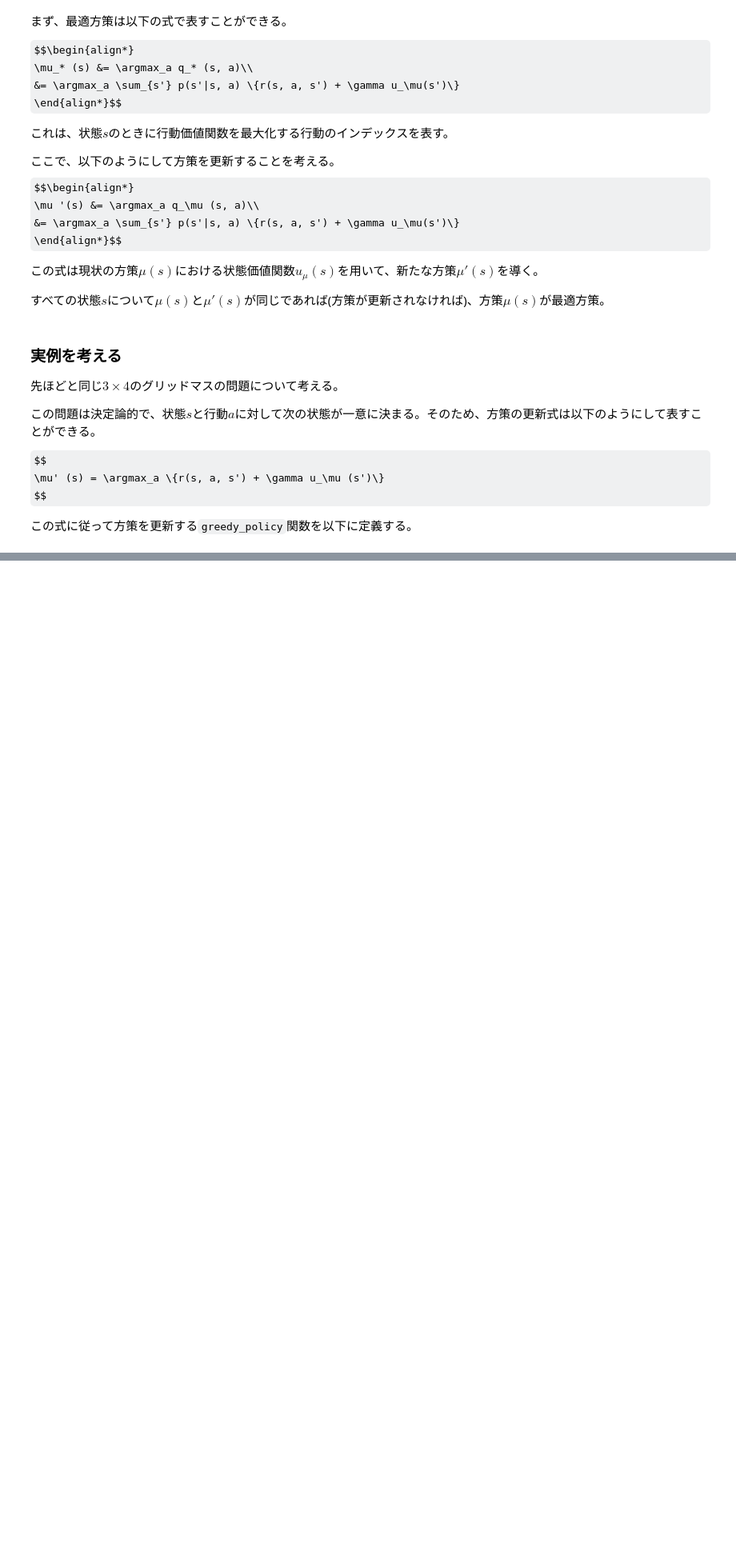
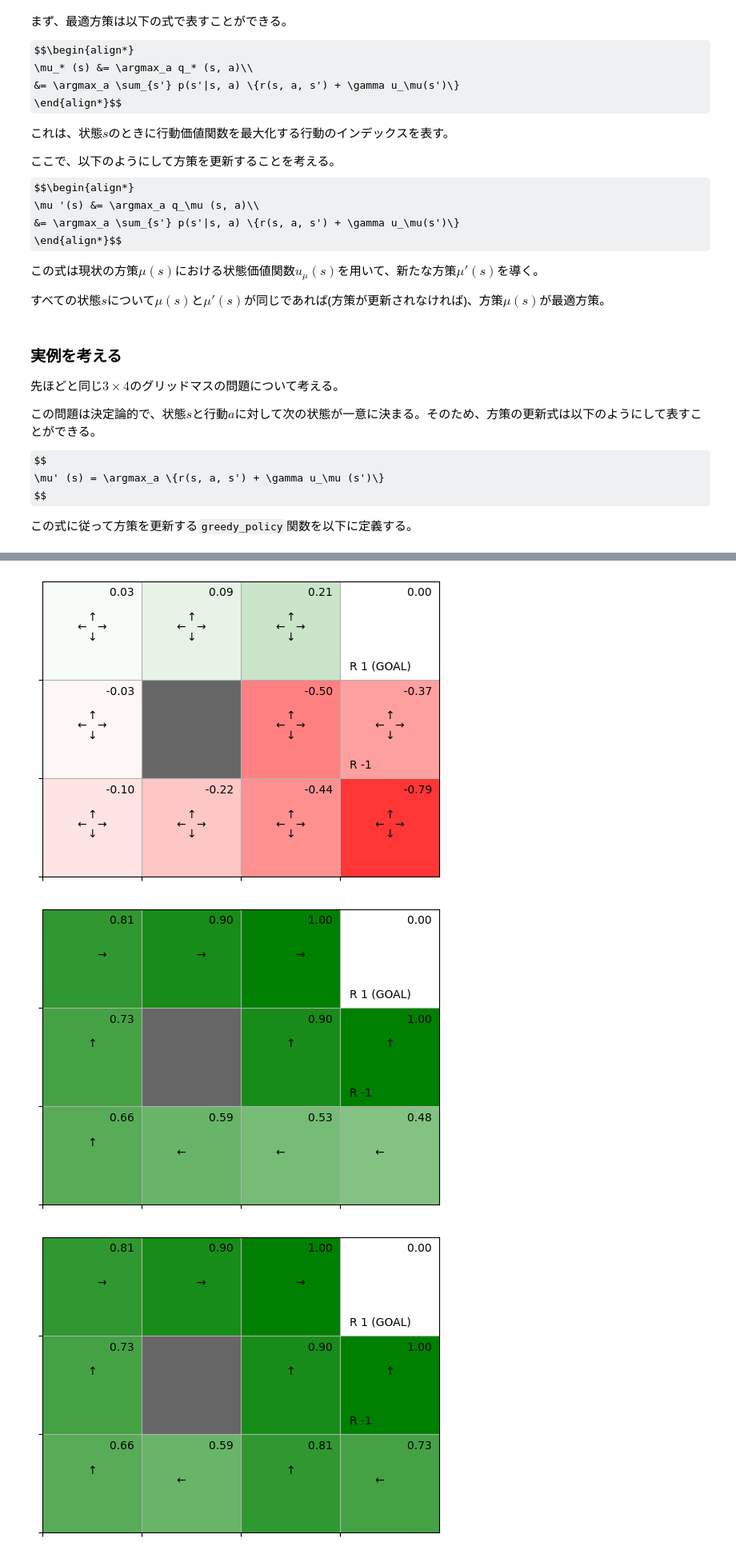
Before and after one commit to kitashimauni/Learn-Reinforcement-Learning, a Jupyter notebook: 4_dp.ipynb, the cells around one changed output, grey strips where cells are left out. Shown at 80% size. Saved outputs shown, nothing was run; the diff lists cells and outputs as text; code cells hidden in the pictures; some formulas as TeX source; blank space fills up the shorter version.

```diff
--- a/4_dp.ipynb
+++ b/4_dp.ipynb
@@ -292,0 +293,20 @@ def greedy_policy(V: defaultdict, env: GridWorld, gamma: float):
+# %%
+# 方策反復法
+def policy_iter(env: GridWorld, gamma: float, threshold: float = 1e-10, render: bool = False) -> tuple[defaultdict, defaultdict]:
+    # 方策と評価関数値の初期化
+    pi = defaultdict(lambda: {0: 0.25, 1: 0.25, 2: 0.25, 3: 0.25})
+    V = defaultdict(lambda: 0)
+
+    while True:
+        V = policy_eval(pi, V, env, gamma, threshold)
+        new_pi = greedy_policy(V, env, gamma)
+
+        if render:
+            env.render_v(V, pi)
+
+        if new_pi == pi:
+            break
+
+        pi = new_pi
+
+    return (pi, V)
@@ -292,0 +315,8 @@ def greedy_policy(V: defaultdict, env: GridWorld, gamma: float):
+# %%
+env = GridWorld()
+gamma = 0.9
+pi, V = policy_iter(env, gamma, render=True)
+# %% [output]
+[figure, added]
+[figure, added]
+[figure, added]
```
Also changed, not shown: parts of 12 cells of this notebook, 1 other file.
